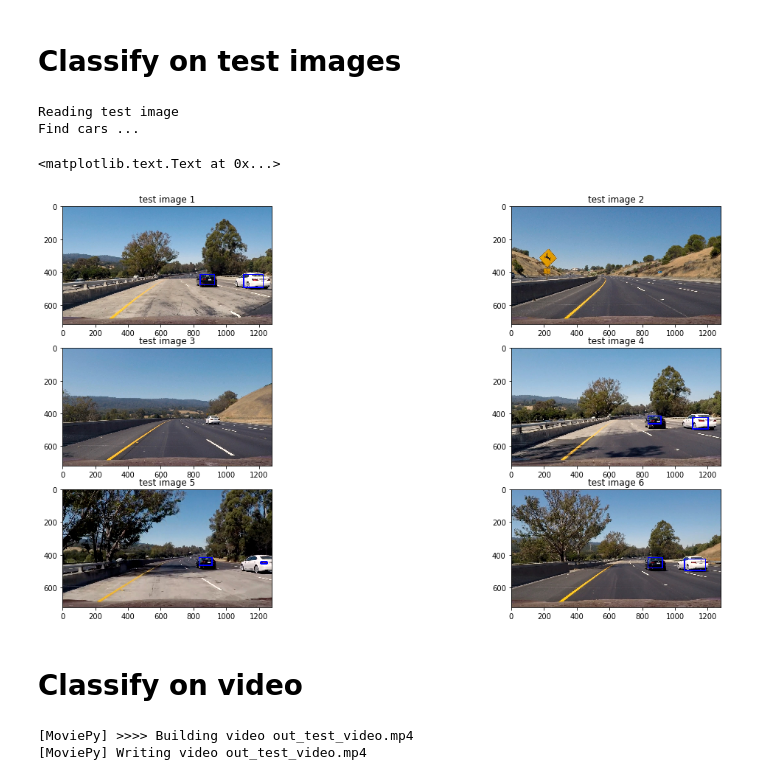
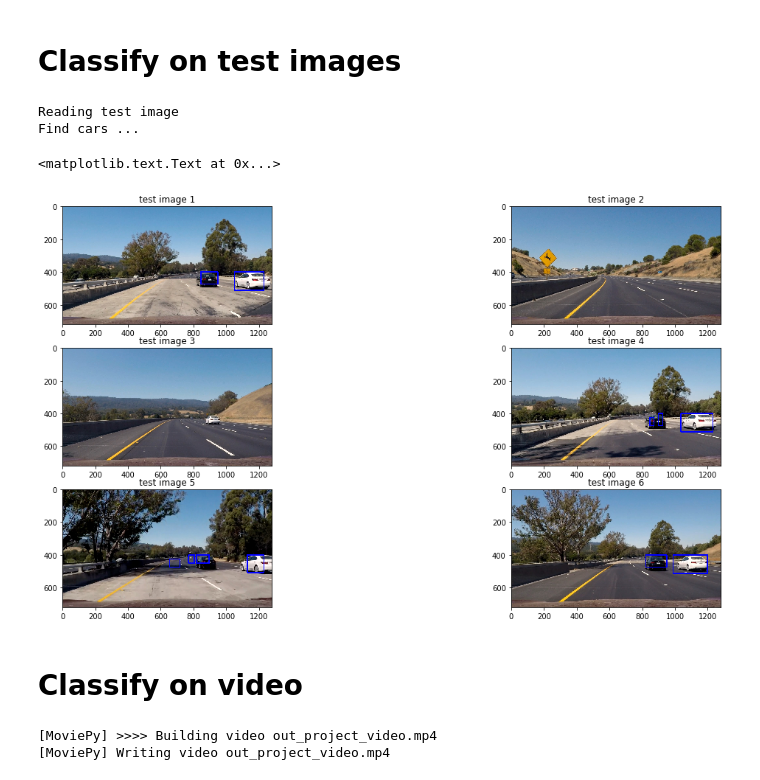
Before and after one commit to tkkhuu/VehicleDetection, a Jupyter notebook: car_classifier.ipynb, the cells around one changed output. Drawn from its saved outputs; the diff is of its cells as text; code cells hidden in the pictures.

```diff
--- a/car_classifier.ipynb
+++ b/car_classifier.ipynb
@@ -66,15 +67,15 @@ def get_color_hist_features(img, nbins=32, bins_range=(0, 256)):
     return hist_features
 
 def extract_features(rgb_img,
-                     use_hog_features=True, cspace='HSV', hog_orient=9, hog_pix_per_cell=8, hog_cell_per_block=2, hog_channel='ALL',
-                     use_spatial_features=False, spatial_size=(32, 32),
-                     use_color_hist_features=False, color_hist_nbins=32, color_hist_bins_range=(0, 256)):
+                     use_hog_features=True, hog_cspace='HSV', hog_orient=9, hog_pix_per_cell=8, hog_cell_per_block=2, hog_channel='ALL',
+                     use_spatial_features=False, spatial_cspace='RGB', spatial_size=(32, 32),
+                     use_color_hist_features=False, color_hist_cspace='RGB', color_hist_nbins=32, color_hist_bins_range=(0, 256)):
 
     if not (use_hog_features or use_spatial_features or use_color_hist_features):
         raise ValueError('At least one type of feature must be set to True')
 
     rgb_img = np.uint8((rgb_img / np.max(rgb_img)) * 255)
-    feature_img = convert_cspace(rgb_img, cspace)
+    feature_img = convert_cspace(rgb_img, hog_cspace)
     feature_vector = []
     if use_hog_features:
 
@@ -89,10 +90,12 @@ def extract_features(rgb_img,
         feature_vector.append(hog_features)
 
     if use_spatial_features:
+        feature_img = convert_cspace(rgb_img, spatial_cspace)
         spatial_features = get_spatial_features(feature_img, size=spatial_size)
         feature_vector.append(spatial_features)
 
     if use_color_hist_features:
+        feature_img = convert_cspace(rgb_img, color_hist_cspace)
         hist_features = get_color_hist_features(feature_img, nbins=color_hist_nbins, bins_range=color_hist_bins_range)
         feature_vector.append(hist_features)
 
@@ -188,7 +201,7 @@ notcar_hog_images[2].set_title('Not Car Channel 3')
 use_spatial_feat = True
 use_hist_feat = True
 use_hog_feat = True
-hog_pix_per_cell = 8
+hog_pix_per_cell = 16
 cspace_used = 'YUV'
 
 print('Extracting car features ...')
@@ -198,7 +211,9 @@ for img_path in cars:
     car_features.append(extract_features(img, use_hog_features=True,
                                               use_color_hist_features=True,
                                               use_spatial_features=True,
-                                              cspace=cspace_used,
+                                              hog_cspace='YCrCb',
+                                              color_hist_cspace='RGB',
+                                              spatial_cspace='YUV',
                                               spatial_size=(16, 16),
                                               color_hist_nbins=32,
                                               hog_orient=11,
@@ -213,7 +228,9 @@ for img_path in notcars:
     notcar_features.append(extract_features(img, use_hog_features=True,
                                               use_color_hist_features=True,
                                               use_spatial_features=True,
-                                              cspace=cspace_used,
+                                              hog_cspace='YCrCb',
+                                              color_hist_cspace='RGB',
+                                              spatial_cspace='YUV',
                                               spatial_size=(16, 16),
                                               color_hist_nbins=32,
                                               hog_orient=11,
@@ -404,10 +429,12 @@ for test_image in test_images:
 
     image = mpimg.imread(test_image)
 
-    bbox_list0 = find_cars(image, 400, 500, 0.5, svc, X_scaler, use_hog_features=True,
+    bbox_list0 = find_cars(image, 400, 600, 0.8, svc, X_scaler, use_hog_features=True,
                                                   use_color_hist_features=True,
                                                   use_spatial_features=True,
-                                                  cspace=cspace_used,
+                                                  hog_cspace='YCrCb',
+                                                  color_hist_cspace='RGB',
+                                                  spatial_cspace='YUV',
                                                   spatial_size=(16, 16),
                                                   color_hist_nbins=32,
                                                   hog_orient=11,
@@ -415,10 +442,12 @@ for test_image in test_images:
                                                   hog_cell_per_block=2,
                                                   hog_channel='ALL')
 
-    bbox_list1 = find_cars(image, 400, 600, 1, svc, X_scaler, use_hog_features=True,
+    bbox_list1 = find_cars(image, 400, 600, 1.2, svc, X_scaler, use_hog_features=True,
                                                   use_color_hist_features=True,
                                                   use_spatial_features=True,
-                                                  cspace=cspace_used,
+                                                  hog_cspace='YCrCb',
+                                                  color_hist_cspace='RGB',
+                                                  spatial_cspace='YUV',
                                                   spatial_size=(16, 16),
                                                   color_hist_nbins=32,
                                                   hog_orient=11,
@@ -426,10 +455,12 @@ for test_image in test_images:
                                                   hog_cell_per_block=2,
                                                   hog_channel='ALL')
 
-    bbox_list2 = find_cars(image, 400, 650, 1.5, svc, X_scaler, use_hog_features=True,
+    bbox_list2 = find_cars(image, 400, 600, 1.7, svc, X_scaler, use_hog_features=True,
                                                   use_color_hist_features=True,
                                                   use_spatial_features=True,
-                                                  cspace=cspace_used,
+                                                  hog_cspace='YCrCb',
+                                                  color_hist_cspace='RGB',
+                                                  spatial_cspace='YUV',
                                                   spatial_size=(16, 16),
                                                   color_hist_nbins=32,
                                                   hog_orient=11,
@@ -437,10 +468,11 @@ for test_image in test_images:
                                                   hog_cell_per_block=2,
                                                   hog_channel='ALL')
 
-    bbox_list3 = find_cars(image, 400, 656, 2, svc, X_scaler, use_hog_features=True,
+    bbox_list3 = find_cars(image, 400, 656, 2.2, svc, X_scaler, use_hog_features=True,
                                                   use_color_hist_features=True,
-                                                  use_spatial_features=True,
-                                                  cspace=cspace_used,
+                                                  use_spatial_features=False,
+                                                  hog_cspace='YUV',
+                                                  color_hist_cspace='YUV',
                                                   spatial_size=(16, 16),
                                                   color_hist_nbins=32,
                                                   hog_orient=11,
@@ -448,57 +480,58 @@ for test_image in test_images:
                                                   hog_cell_per_block=2,
                                                   hog_channel='ALL')
 
-    bbox_list4 = find_cars(image, 400, 656, 2.5, svc, X_scaler, use_hog_features=True,
+    '''bbox_list4 = find_cars(image, 400, 656, 2.5, svc, X_scaler, use_hog_features=True,
                                                   use_color_hist_features=True,
-                                                  use_spatial_features=True,
-                                                  cspace=cspace_used,
+                                                  use_spatial_features=False,
+                                                  hog_cspace='YUV',
+                                                  color_hist_cspace='YUV',
                                                   spatial_size=(16, 16),
                                                   color_hist_nbins=32,
                                                   hog_orient=11,
                                                   hog_pix_per_cell=hog_pix_per_cell,
                                                   hog_cell_per_block=2,
-                                                  hog_channel='ALL')
+                                                  hog_channel='ALL')'''
 
-    bbox_list = bbox_list0 + bbox_list1 + bbox_list2 + bbox_list3 + bbox_list4
+    bbox_list = bbox_list0 + bbox_list1 + bbox_list2 + bbox_list3 #+ bbox_list4
     # Add heat to each box in box list
     heat = np.zeros_like(image[:,:,0])
     heat = add_heat(heat, bbox_list)
 
     # Apply threshold to help remove false positives
-    heat = apply_threshold(heat, 15)
+    heat = apply_threshold(heat, 2)
 
     # Visualize the heatmap when displaying
     heatmap = np.clip(heat, 0, 255)
 
     # Find final boxes from heatmap using label function
     labels = label(heatmap)
     draw_imgs.append(draw_labeled_bboxes(np.copy(image), labels))
 
 
 f, axes = plt.subplots(3, 2, figsize=(20, 10))
 
 axes[0, 0].imshow(draw_imgs[0])
 axes[0, 0].set_title('test image 1')
 
 axes[0, 1].imshow(draw_imgs[1])
 axes[0, 1].set_title('test image 2')
 
 axes[1, 0].imshow(draw_imgs[2])
 axes[1, 0].set_title('test image 3')
 
 axes[1, 1].imshow(draw_imgs[3])
 axes[1, 1].set_title('test image 4')
 
 axes[2, 0].imshow(draw_imgs[4])
 axes[2, 0].set_title('test image 5')
 
 axes[2, 1].imshow(draw_imgs[5])
 axes[2, 1].set_title('test image 6')
 # %% [output]
 Reading test image
 Find cars ...
 <matplotlib.text.Text at 0x...>
-[figure, old version]
+[figure, new version]
 # %% [markdown]
 # Classify on video
 # %%
@@ -581,15 +638,13 @@ def detect_vehicles_video(video_in_path, video_out_path):
     processed_video_in = video_in.fl_image(detect_vehicles_frame)
     processed_video_in.write_videofile(video_out_path, audio=False)
 # %%
-detect_vehicles_video('project_video.mp4', 'out_test_video.mp4')
+in_video = 'project_video.mp4'
+out_video = 'out_project_video.mp4'
 
-HTML("""
-<video width="1280" height="760" controls>
-  <source src="{0}">
-</video>
-""".format('out_test_video.mp4'))
+detect_vehicles_video(in_video, out_video)
+
 
 # TODO: visualize area where sliding window search and only search small windows closer to middle
 # %% [output]
-[MoviePy] >>>> Building video out_test_video.mp4
-[MoviePy] Writing video out_test_video.mp4
+[MoviePy] >>>> Building video out_project_video.mp4
+[MoviePy] Writing video out_project_video.mp4
```
Also changed, not shown: parts of 6 cells of this notebook, 1 other file.
